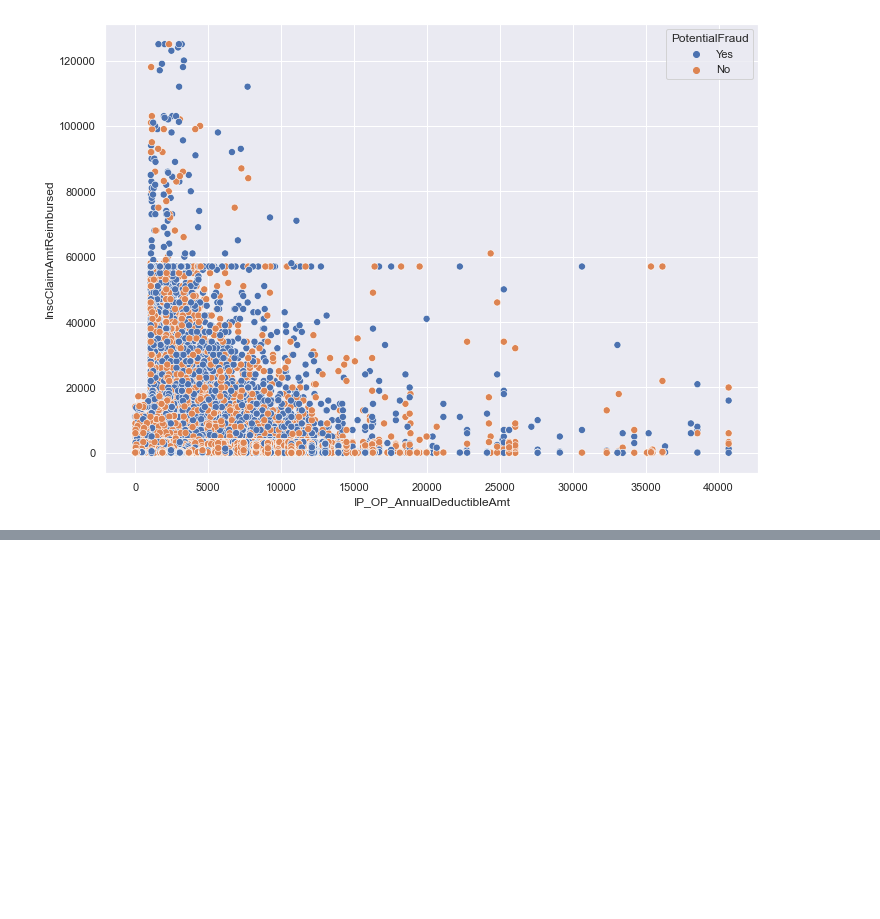
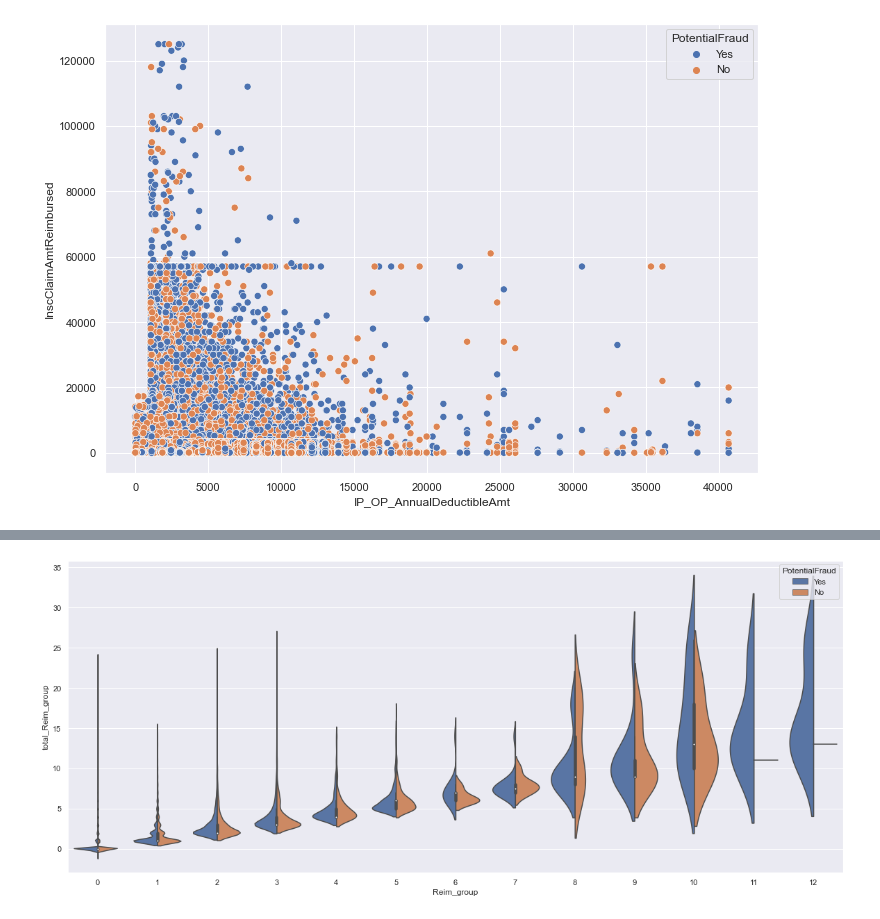
Before and after one commit to wx0373/Medical-fraud, a Jupyter notebook: TotalReim&individual/total&individual.ipynb, the cells around one changed output, grey strips where cells are left out. Cells and saved outputs as stored; diff of their text form; code cells hidden in the pictures; blank space fills up the shorter version.

```diff
--- a/TotalReim&individual/total&individual.ipynb
+++ b/TotalReim&individual/total&individual.ipynb
@@ -60,0 +93,5 @@ sns.scatterplot(data=df,x='IP_OP_AnnualDeductibleAmt', y="InscClaimAmtReimbursed
+# %%
+ax=sns.violinplot(x='Reim_group', y='total_Reim_group', hue='PotentialFraud',
+                   split=True, data=df);
+# %% [output]
+[figure, added]
```
Also changed, not shown: parts of 6 cells of this notebook.
